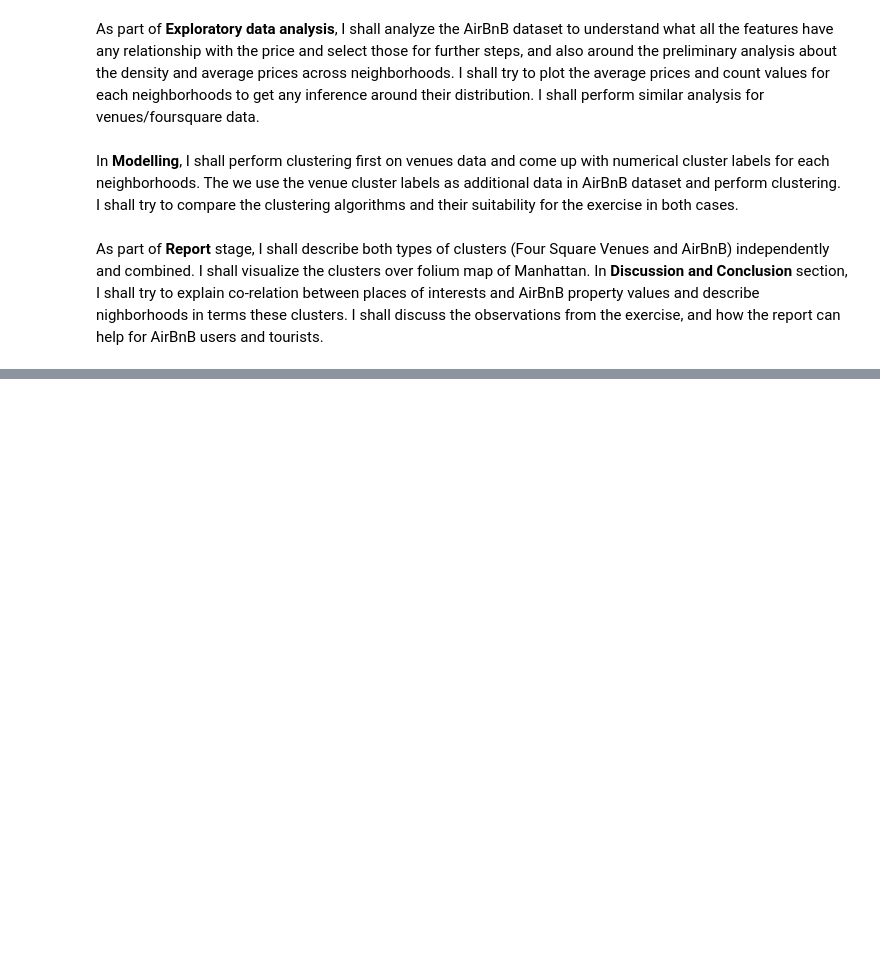
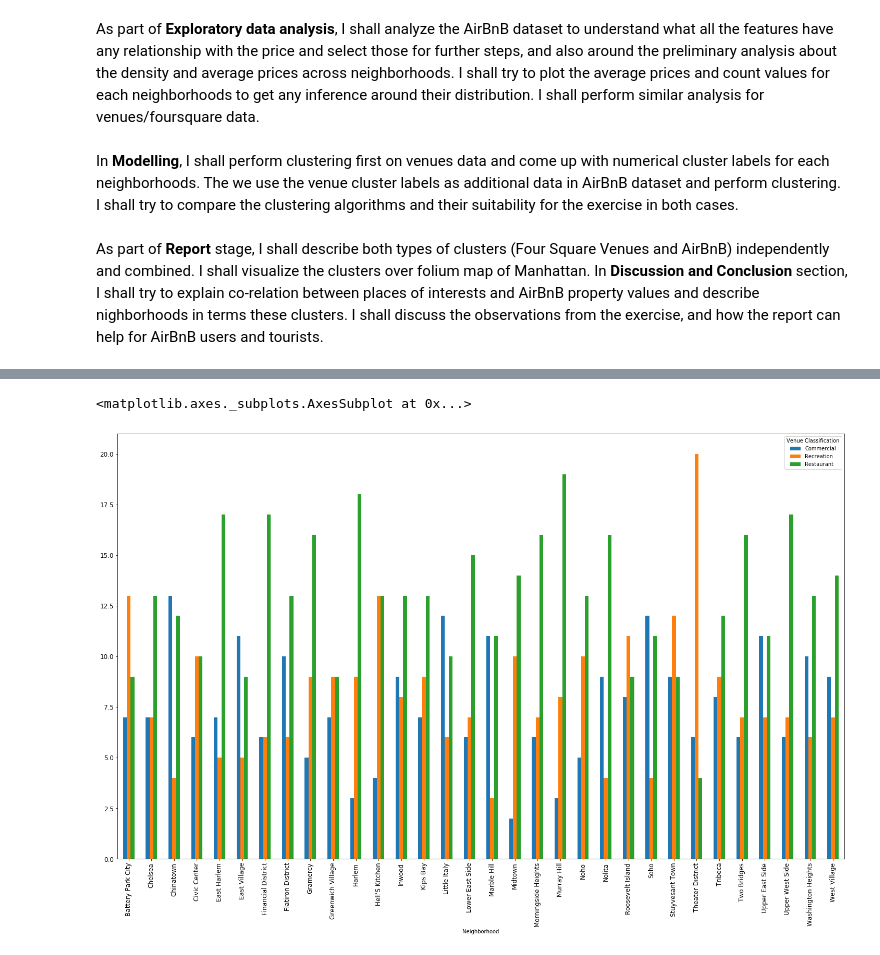
Before and after one commit to K2Prasanna/Coursera_Capstone, a Jupyter notebook: Capstone-Project.ipynb, the cells around one changed output, grey strips where cells are left out. Drawn from its saved outputs; the diff is of its cells as text; code cells hidden in the pictures; blank space fills up the shorter version.

```diff
--- a/Capstone-Project.ipynb
+++ b/Capstone-Project.ipynb
@@ -66,0 +108,9 @@ This dataset contains listing of AirBnB properties with their below features:
+# %%
+#https://www.kaggle.com/dgomonov/new-york-city-airbnb-open-data/downloads/new-york-city-airbnb-open-data.zip/3
+!wget -q -O 'AB_NYC_2019.csv' https://github.com/K2Prasanna/Coursera_Capstone/blob/master/resources/AB_NYC_2019.csv?raw=true
+df_airbnb_master = pd.read_csv('AB_NYC_2019.csv')
+df_airbnb_master = df_airbnb_master[df_airbnb_master['neighbourhood_group'] == 'Manhattan']
+df_airbnb_master.drop(columns=['neighbourhood_group'],inplace=True)
+df_airbnb_master.rename(columns={'neighbourhood':'Neighborhood'},inplace=True)
+df_airbnb_master['Neighborhood'] = df_airbnb_master.Neighborhood.str.title()
+df_airbnb_master.head()
@@ -66,0 +207,4 @@ This dataset contains listing of AirBnB properties with their below features:
+# %%
+#@hidden cell
+CLIENT_ID = 'REBLXQGQCD1KBPP3ZQUNQEGQKQ3HZ4K2TKC1NZMKKQULI1HL' # your Foursquare ID
+CLIENT_SECRET = '1FGC5JK3XMZ4NOXWCY44LTHIED3D3FSSVBIGZP42CIXJA43N' # your Foursquare Secret
@@ -83,0 +329,30 @@ As part of __Report__ stage, I shall describe both types of clusters (Four Squar
+# %%
+print('Number of venue categories before adding broader categories: ', manhattan_venues['Venue Category'].unique().size)
+if not path.exists('venue_cat_ny.csv'):
+    print('loading venue classification reference file from GITHUB.')
+    !wget -q -O 'venue_cat_ny.csv' https://github.com/K2Prasanna/Coursera_Capstone/blob/master/resources/venue_cat_ny.csv?raw=true
+df_venue_cat = pd.read_csv('venue_cat_ny.csv')
+df_venue_cat.head()
+cat_level = 'Classification_2'
+import numpy as np
+print('There are {} uniques categories.'.format(len(manhattan_venues['Venue Category'].unique())))
+manhattan_venues.drop(columns=[cat_level],errors="ignore",inplace=True)
+manhattan_venues = manhattan_venues.join(df_venue_cat[['Venue Category',cat_level]].set_index('Venue Category'),on='Venue Category')
+#manhattan_venues['Classification_2'] = manhattan_venues[[cat_level]].fillna('Miscellenious')
+manhattan_venues['Classification'] = manhattan_venues[[cat_level]].dropna()
+t1 = manhattan_venues.groupby(['Neighborhood','Classification']).size()
+
+venue_classes_data = pd.DataFrame(manhattan_venues.groupby(cat_level).size()).reset_index()
+venue_classes_data.columns = ['Classification','Count']
+
+print(venue_classes_data)
+print(np.sum(venue_classes_data['Count']))
+t2 = pd.DataFrame(t1).reset_index()
+t2.columns = ['Neighborhood','Venue Classification','Count']
+t3 = pd.pivot_table(t2, values='Count', index=['Neighborhood'],columns=['Venue Classification'], aggfunc=np.sum, fill_value=0)
+manhattan_venues_master=pd.DataFrame(t3)
+
+manhattan_venues_master.fillna(0,inplace=True)
+#manhattan_venues_master['Total'] = manhattan_venues_master.sum(axis=1)
+manhattan_venues_master.reset_index(inplace=True)
+manhattan_venues_master.head()
@@ -83,0 +378,5 @@ As part of __Report__ stage, I shall describe both types of clusters (Four Squar
+# %%
+manhattan_venues_master.set_index('Neighborhood').plot(kind='bar',figsize=[25,15],fontsize=12)
+# %% [output]
+<matplotlib.axes._subplots.AxesSubplot at 0x...>
+[figure, added]
```
Also changed, not shown: parts of 59 cells of this notebook.
